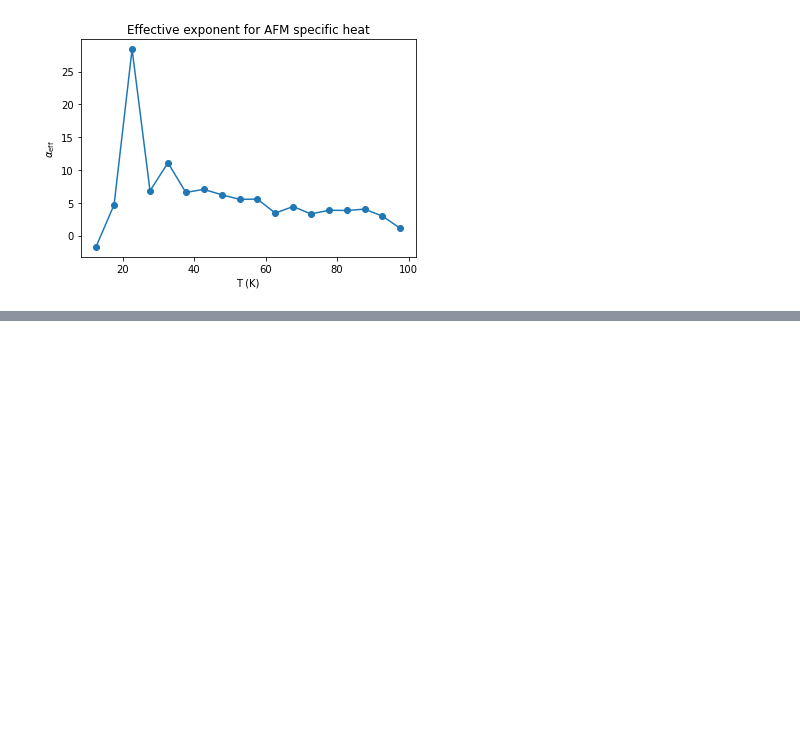
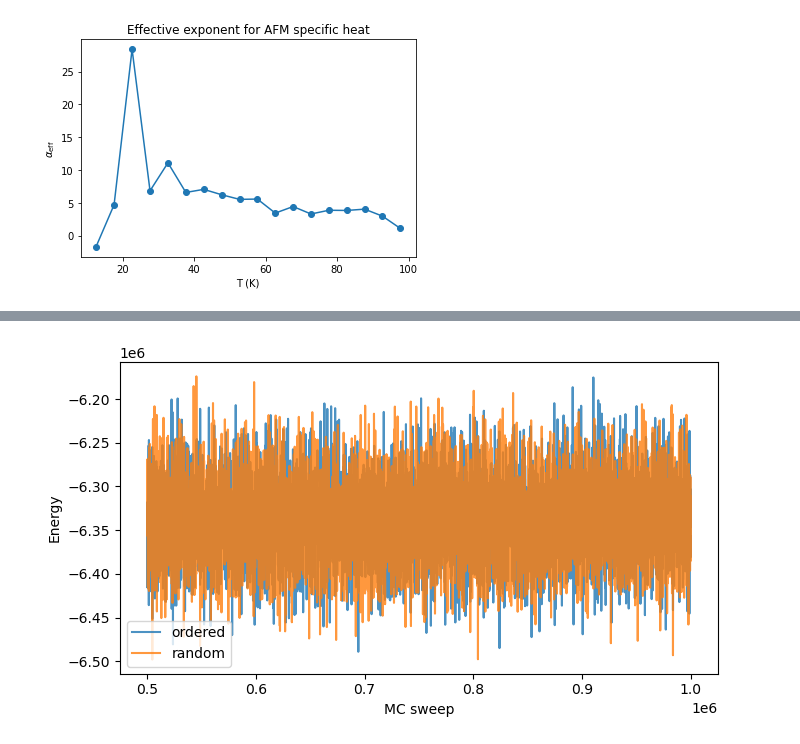
Before and after one commit to Salgi15/vampire_lq, a Jupyter notebook: check_mag.ipynb, the cells around one changed output, grey strips where cells are left out. Saved outputs shown, nothing was run; the diff lists cells and outputs as text; code cells hidden in the pictures; blank space fills up the shorter version.

```diff
--- a/check_mag.ipynb
+++ b/check_mag.ipynb
@@ -440,0 +825,92 @@ Text(0.5, 1.0, 'Effective exponent for AFM specific heat')
+# %%
+import numpy as np
+import matplotlib.pyplot as plt
+from pathlib import Path
+
+files = {
+    "ordered": "mc_energy_trace_ordered.dat",
+    "random": "mc_energy_trace.dat",
+}
+
+def load_trace(filename, discard_fraction=0.5):
+    data = np.loadtxt(filename, comments="#")
+    sweep = data[:, 0]
+    T = data[:, 1]
+    E = data[:, 2]
+
+    n0 = int(discard_fraction * len(E))
+
+    return sweep[n0:], T[n0:], E[n0:]
+
+traces = {}
+
+for label, filename in files.items():
+    sweep, T, E = load_trace(filename)
+    traces[label] = {"sweep": sweep, "T": T, "E": E}
+
+    print(f"\n{label}")
+    print(f"T mean      = {np.mean(T):.8g}")
+    print(f"E mean      = {np.mean(E):.16e}")
+    print(f"E std       = {np.std(E, ddof=1):.16e}")
+    print(f"E stderr    = {np.std(E, ddof=1)/np.sqrt(len(E)):.16e}")
+    print(f"N samples   = {len(E)}")
+
+# ------------------------
+# Energy trace after discard
+# ------------------------
+plt.figure(figsize=(7, 4))
+
+for label, tr in traces.items():
+    plt.plot(tr["sweep"], tr["E"], label=label, alpha=0.8)
+
+plt.xlabel("MC sweep")
+plt.ylabel("Energy")
+plt.legend()
+plt.tight_layout()
+plt.savefig("energy_trace_after_discard.png", dpi=200)
+plt.show()
+
+# ------------------------
+# Histograms
+# ------------------------
+all_E = np.concatenate([tr["E"] for tr in traces.values()])
+bins = np.histogram_bin_edges(all_E, bins="fd")
+
+plt.figure(figsize=(7, 4))
+
+for label, tr in traces.items():
+    plt.hist(
+        tr["E"],
+        bins=bins,
+        density=True,
+        histtype="step",
+        linewidth=2,
+        label=label,
+    )
+
+plt.xlabel("Energy")
+plt.ylabel("Probability density")
+plt.legend()
+plt.tight_layout()
+plt.savefig("energy_histograms.png", dpi=200)
+plt.show()
+
+# ------------------------
+# Simple histogram overlap
+# ------------------------
+histograms = {}
+
+for label, tr in traces.items():
+    hist, edges = np.histogram(tr["E"], bins=bins, density=True)
+    histograms[label] = hist
+
+dx = np.diff(edges)
+
+labels = list(traces.keys())
+h1 = histograms[labels[0]]
+h2 = histograms[labels[1]]
+
+overlap = np.sum(np.minimum(h1, h2) * dx)
+
+print(f"\nHistogram overlap {labels[0]} vs {labels[1]} = {overlap:.6f}")
+# %% [output]
@@ -440,0 +930 @@ Text(0.5, 1.0, 'Effective exponent for AFM specific heat')
+[figure, added]
```
Also changed, not shown: parts of 5 cells of this notebook, 9 other files.
